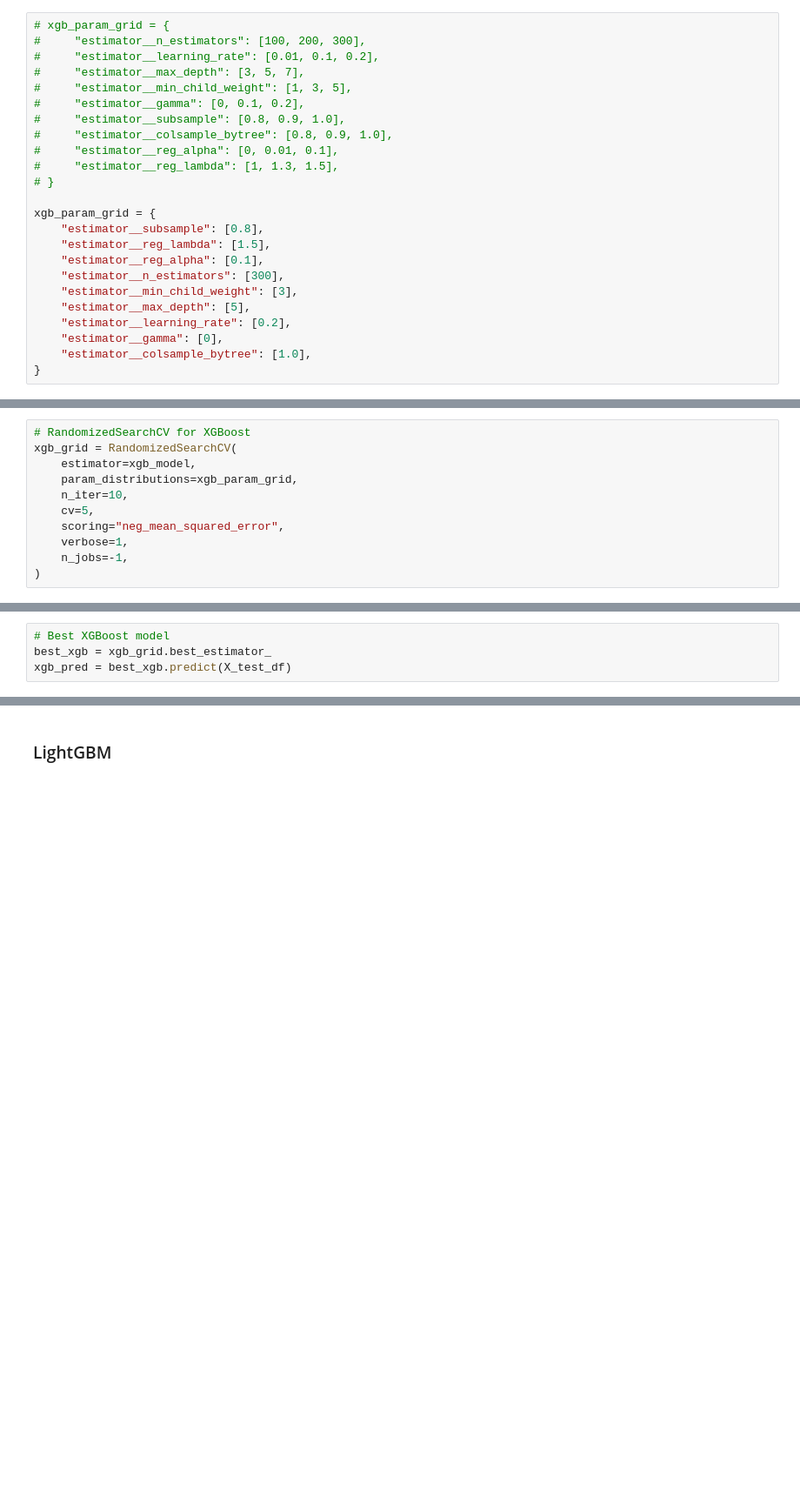
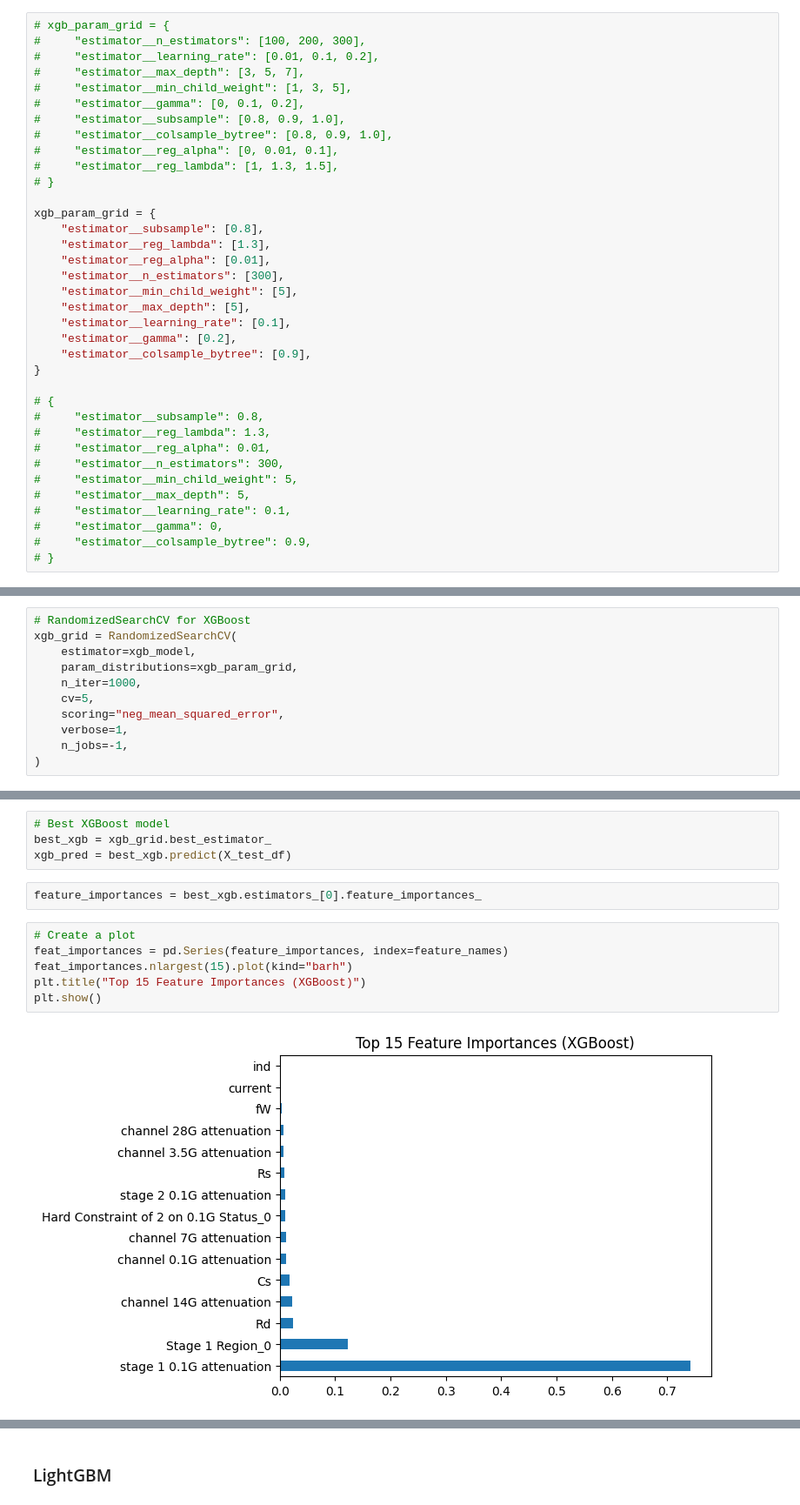
Before and after one commit to Oysturn-Vas/Machine-Learning-for-CTLE-Circuit-Generation, a Jupyter notebook: baseline.ipynb, the cells around one changed output, grey strips where cells are left out. Shown at 87% size. Drawn from its saved outputs; the diff is of its cells as text; blank space fills up the shorter version.

```diff
--- a/baseline.ipynb
+++ b/baseline.ipynb
@@ -368,15 +359,27 @@ xgb_model = MultiOutputRegressor(
 
 xgb_param_grid = {
     "estimator__subsample": [0.8],
-    "estimator__reg_lambda": [1.5],
-    "estimator__reg_alpha": [0.1],
+    "estimator__reg_lambda": [1.3],
+    "estimator__reg_alpha": [0.01],
     "estimator__n_estimators": [300],
-    "estimator__min_child_weight": [3],
+    "estimator__min_child_weight": [5],
     "estimator__max_depth": [5],
-    "estimator__learning_rate": [0.2],
-    "estimator__gamma": [0],
-    "estimator__colsample_bytree": [1.0],
+    "estimator__learning_rate": [0.1],
+    "estimator__gamma": [0.2],
+    "estimator__colsample_bytree": [0.9],
 }
+
+# {
+#     "estimator__subsample": 0.8,
+#     "estimator__reg_lambda": 1.3,
+#     "estimator__reg_alpha": 0.01,
+#     "estimator__n_estimators": 300,
+#     "estimator__min_child_weight": 5,
+#     "estimator__max_depth": 5,
+#     "estimator__learning_rate": 0.1,
+#     "estimator__gamma": 0,
+#     "estimator__colsample_bytree": 0.9,
+# }
 # %%
 # # GridSearchCV for XGBoost
 # xgb_grid = GridSearchCV(
@@ -392,7 +395,7 @@ xgb_param_grid = {
 xgb_grid = RandomizedSearchCV(
     estimator=xgb_model,
     param_distributions=xgb_param_grid,
-    n_iter=10,
+    n_iter=1000,
     cv=5,
     scoring="neg_mean_squared_error",
     verbose=1,
@@ -423,6 +426,16 @@ RandomizedSearchCV(cv=5,
 # Best XGBoost model
 best_xgb = xgb_grid.best_estimator_
 xgb_pred = best_xgb.predict(X_test_df)
+# %%
+feature_importances = best_xgb.estimators_[0].feature_importances_
+# %%
+# Create a plot
+feat_importances = pd.Series(feature_importances, index=feature_names)
+feat_importances.nlargest(15).plot(kind="barh")
+plt.title("Top 15 Feature Importances (XGBoost)")
+plt.show()
+# %% [output]
+[figure, added]
 # %%
 xgb_results = evaluate_model(y_test, xgb_pred, "XGBoost")
 all_results["XGBoost"] = xgb_results
```
Also changed, not shown: parts of 15 cells of this notebook.
